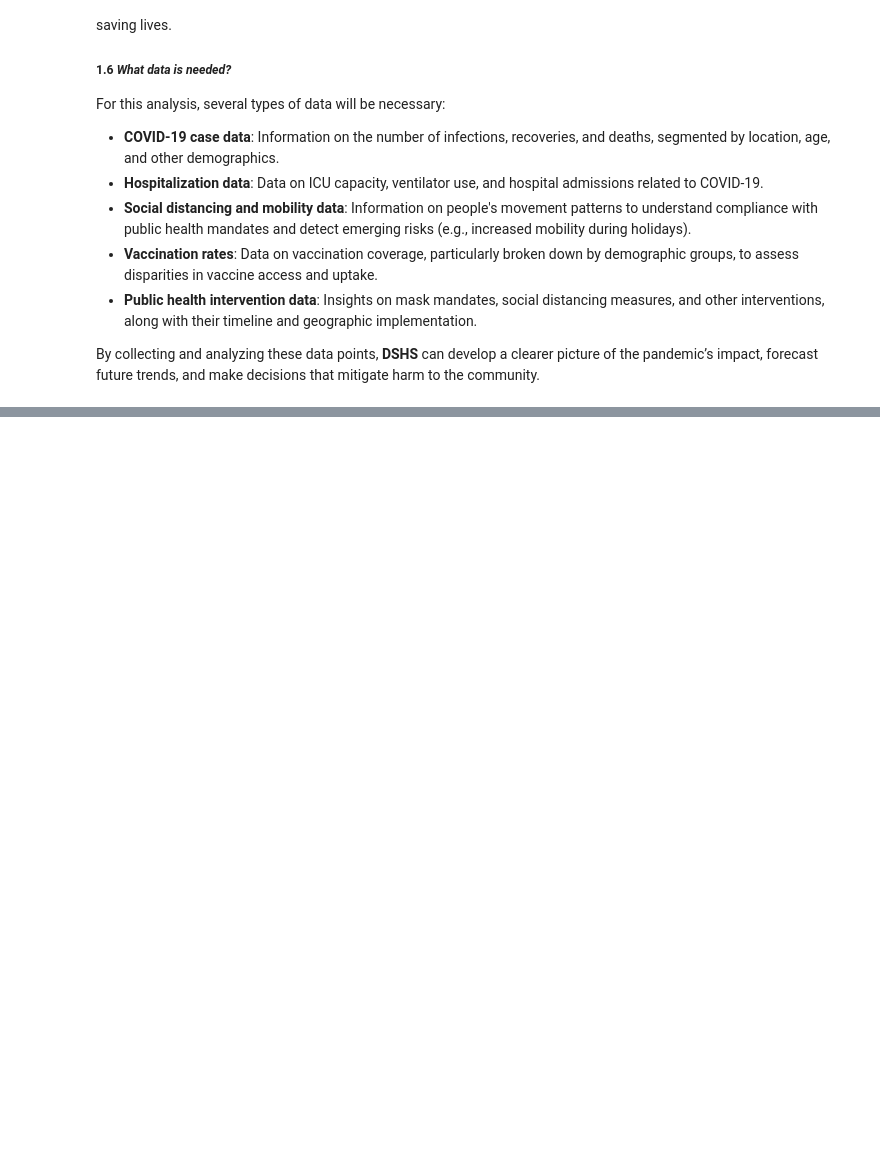
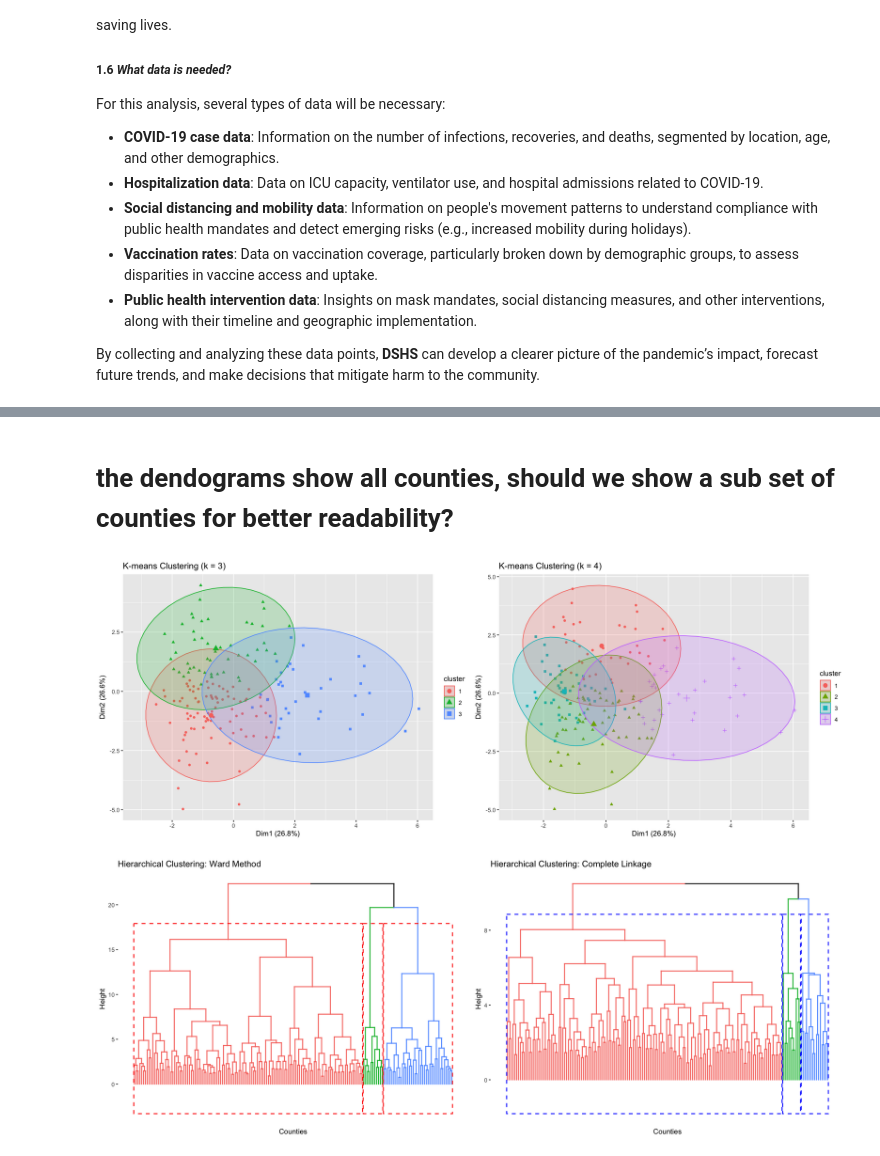
Before and after one commit to Juan-Carlos-D/DM-Team, a Jupyter notebook: Project 2/Rough Drafts/RD 1.ipynb, the cells around one changed output, grey strips where cells are left out. Drawn from its saved outputs; the diff is of its cells as text; code cells hidden in the pictures; blank space fills up the shorter version.

```diff
--- a/Project 2/Rough Drafts/RD 1.ipynb
+++ b/Project 2/Rough Drafts/RD 1.ipynb
@@ -259,0 +857,57 @@ Identify a feature you could use as the ground truth to perform supervised evalu
+# %%
+# K-means with k = 3
+set.seed(42)
+kmeans_3 <- kmeans(scaled_df, centers = 3, nstart = 25)
+
+# K-means with k = 4
+set.seed(42)
+kmeans_4 <- kmeans(scaled_df, centers = 4, nstart = 25)
+
+# Hierarchical clustering - Ward
+hc_ward <- hclust(dist(scaled_df), method = "ward.D2")
+
+# Hierarchical clustering - Complete Linkage
+hc_complete <- hclust(dist(scaled_df), method = "complete")
+# %% [markdown]
+# the dendograms show all counties, should we show a sub set of counties for better readability?
+# %%
+# Make the output area wider in Jupyter (before plotting)
+options(repr.plot.width = 16, repr.plot.height = 6)
+
+# --- K-means cluster plots ---
+km3_plot <- fviz_cluster(kmeans_3, data = scaled_df, geom = "point", ellipse.type = "norm") +
+  labs(title = "K-means Clustering (k = 3)")
+
+km4_plot <- fviz_cluster(kmeans_4, data = scaled_df, geom = "point", ellipse.type = "norm") +
+  labs(title = "K-means Clustering (k = 4)")
+
+# --- Hierarchical dendrograms with x-axis titles ---
+dist_matrix <- dist(scaled_df)  # distance matrix for clustering
+
+dend_ward <- fviz_dend(hclust(dist_matrix, method = "ward.D2"),
+                       k = 3,
+                       show_labels = FALSE,
+                       main = "Hierarchical Clustering: Ward Method",
+                       rect = TRUE,
+                       rect_border = "red",
+                       cex = 0.8) +
+  labs(x = "Counties", y = "Height")
+
+dend_complete <- fviz_dend(hclust(dist_matrix, method = "complete"),
+                           k = 3,
+                           show_labels = FALSE,
+                           main = "Hierarchical Clustering: Complete Linkage",
+                           rect = TRUE,
+                           rect_border = "blue",
+                           cex = 0.8) +
+  labs(x = "Counties", y = "Height")
+
+# --- Display side-by-side ---
+# First row: K-means clusters
+grid.arrange(km3_plot, km4_plot, ncol = 2)
+
+# Second row: Dendrograms with axis titles
+grid.arrange(dend_ward, dend_complete, ncol = 2)
+# %% [output]
+[figure, added]
+[figure, added]
```
Also changed, not shown: parts of 43 cells of this notebook.
